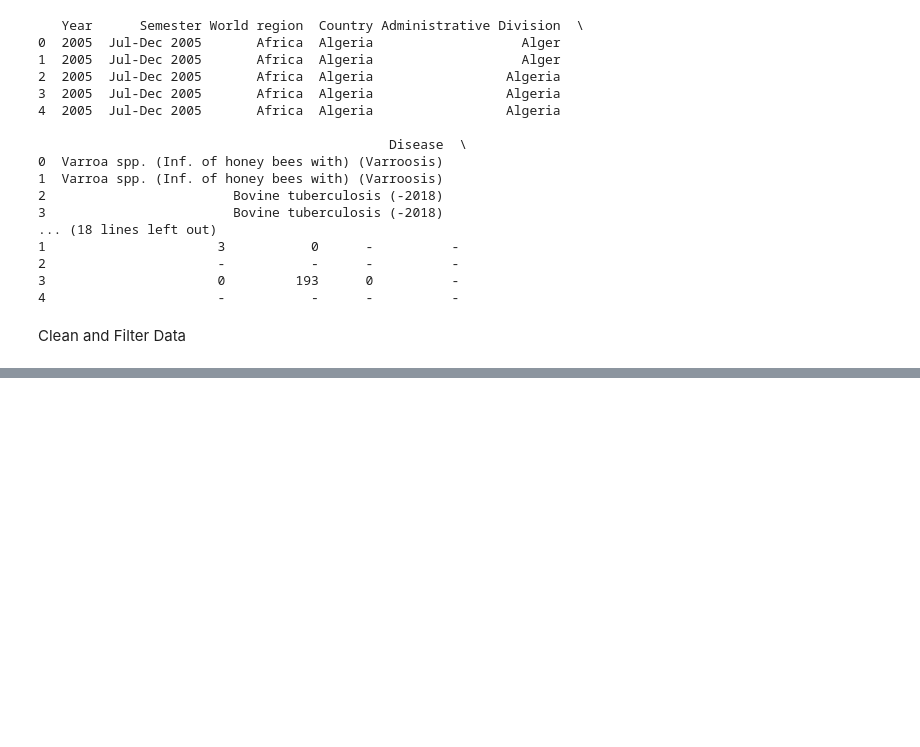
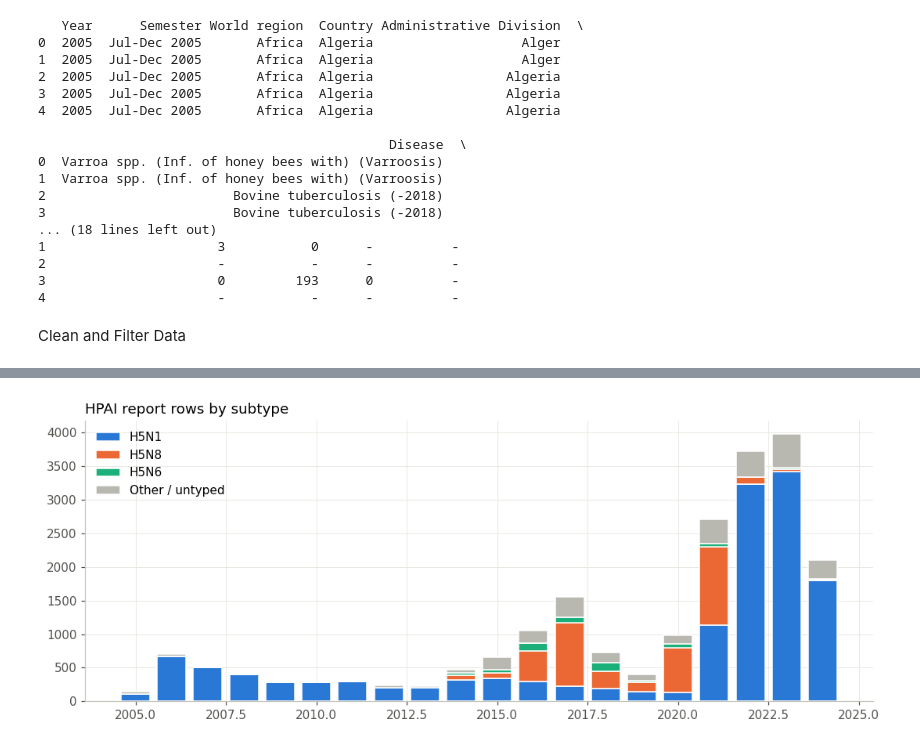
Before and after one commit to gab4i3l/WAHIS-datathon, a Jupyter notebook: script.ipynb, the cells around one changed output, grey strips where cells are left out. Cells and saved outputs as stored; diff of their text form; code cells hidden in the pictures; blank space fills up the shorter version.

```diff
--- a/script.ipynb
+++ b/script.ipynb
@@ -92,0 +87,30 @@ Added 82,775 synthetic summary rows. New total: 710,495
+# %%
+import numpy as np
+import matplotlib.pyplot as plt
+
+# Palette (fixed categorical order) and recessive axes
+PALETTE = ["#2a78d6", "#eb6834", "#1baf7a", "#eda100", "#e87ba4", "#008300", "#6250d6", "#e34948"]
+plt.rcParams.update({
+    "figure.dpi": 110, "axes.spines.top": False, "axes.spines.right": False,
+    "axes.edgecolor": "#c3c2b7", "axes.labelcolor": "#52514e", "xtick.color": "#52514e",
+    "ytick.color": "#52514e", "axes.grid": True, "grid.color": "#e8e7e2", "grid.linewidth": 0.6,
+    "axes.axisbelow": True, "lines.linewidth": 2, "axes.prop_cycle": plt.cycler(color=PALETTE),
+})
+
+eda = df[df["Year"].between(2005, 2024)].copy()
+
+num_cols = ["New outbreaks", "Susceptible", "Cases", "Killed and disposed of", "Slaughtered", "Deaths", "Vaccinated"]
+for c in num_cols:
+    eda[c] = pd.to_numeric(eda[c], errors="coerce")  # "-" -> NaN
+
+# Harmonise diseases that were renamed during the period
+eda["Disease"] = eda["Disease"].replace({
+    "Bovine tuberculosis (-2018)": "Bovine tuberculosis",
+    "Mycobacterium tuberculosis complex (Inf. with)(2019-)": "Bovine tuberculosis",
+    "High pathogenicity avian influenza viruses (Inf. with) (poultry)": "HPAI (poultry)",
+    "Influenza A viruses of high pathogenicity (Inf. with) (non-poultry including wild birds) (2017-)": "HPAI (non-poultry/wild)",
+})
+BEE_DISEASES = eda.loc[eda["Disease"].str.contains("honey bees|Aethina", regex=True), "Disease"].unique()
+
+smr = eda[eda["Outbreak_id"] == "-"]          # six-monthly reports
+species_rows = smr[smr["Species"].notna()]   # cases / deaths / etc.
@@ -92,0 +248,17 @@ Added 82,775 synthetic summary rows. New total: 710,495
+# %%
+hpai = eda[eda["Disease"].str.startswith("HPAI")]
+subtypes = ["H5N1", "H5N8", "H5N6"]
+st = pd.crosstab(hpai["Year"], hpai["Serotype/Subtype/Genotype"].where(
+    hpai["Serotype/Subtype/Genotype"].isin(subtypes), "Other / untyped"))
+st = st[subtypes + ["Other / untyped"]]
+
+fig, ax = plt.subplots(figsize=(10, 4))
+bottom = np.zeros(len(st))
+colors = PALETTE[:3] + ["#b8b7b0"]
+for col, colr in zip(st.columns, colors):
+    ax.bar(st.index, st[col], bottom=bottom, color=colr, label=col, width=0.8, edgecolor="white", linewidth=1)
+    bottom += st[col].values
+ax.set_title("HPAI report rows by subtype", loc="left"); ax.legend(frameon=False)
+plt.tight_layout(); plt.show()
+# %% [output]
+[figure, added]
```
Also changed, not shown: parts of 14 cells of this notebook.
